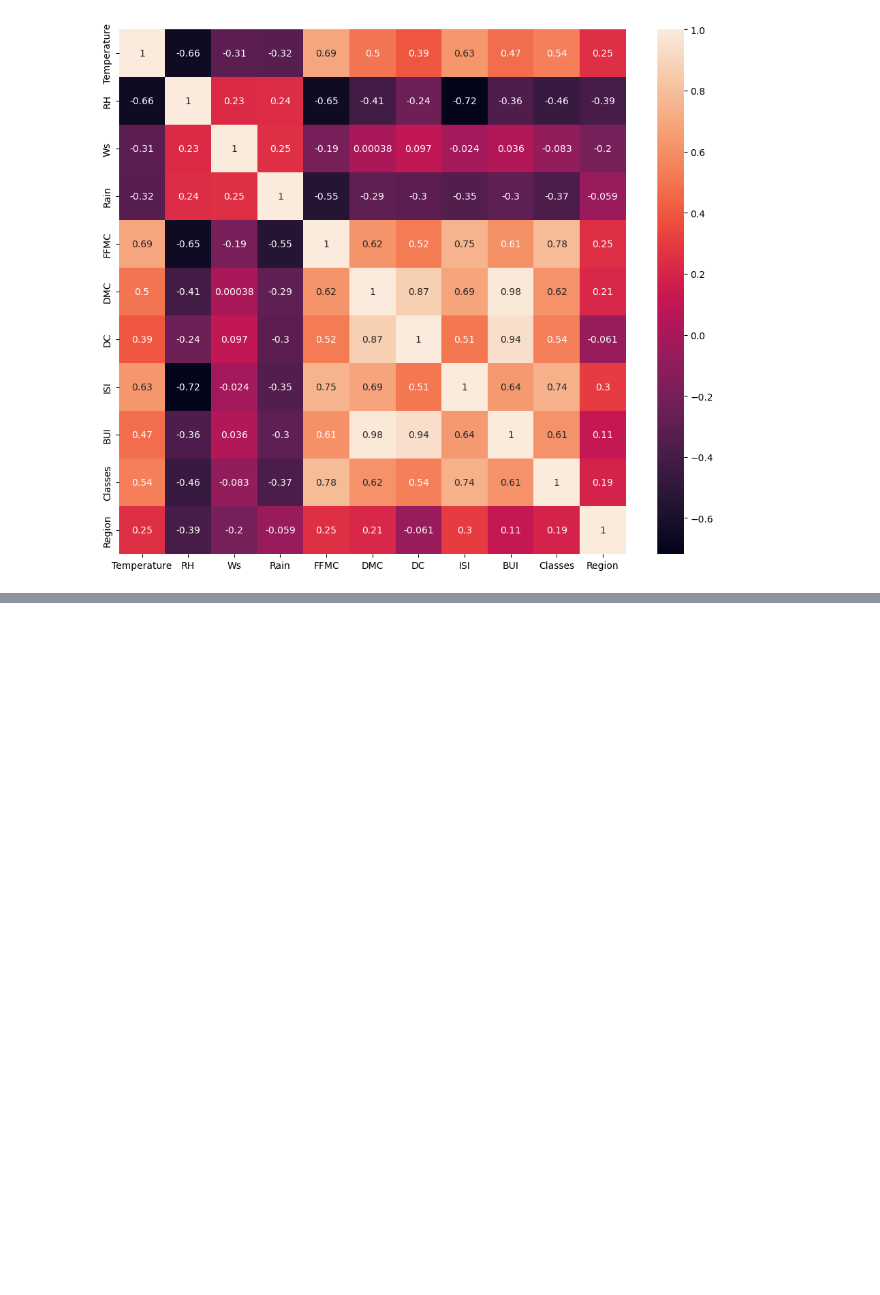
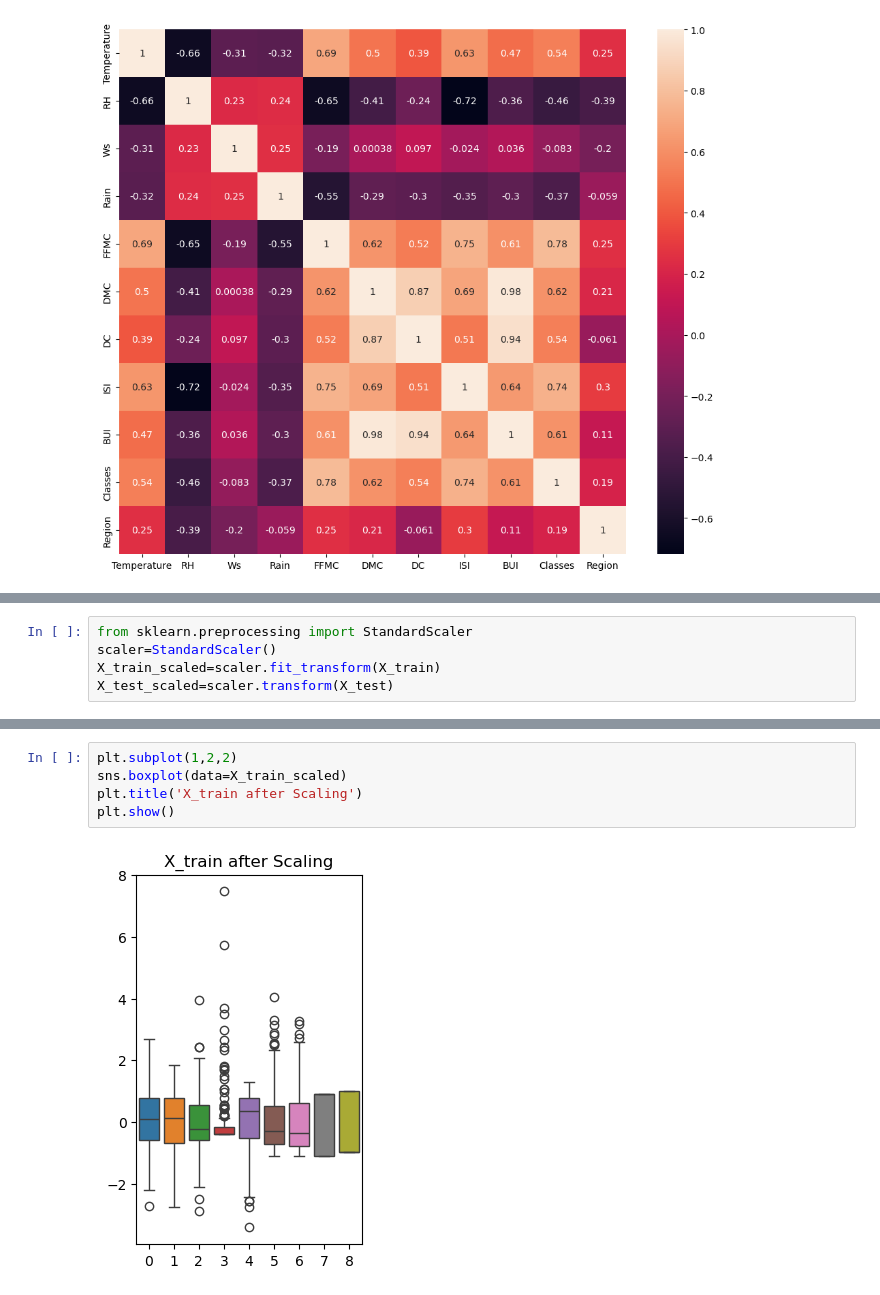
Before and after one commit to Chetana10r/Machine_Learning_Course, a Jupyter notebook: Ridge_lasso/Model_training.ipynb, the cells around one changed output, grey strips where cells are left out. Drawn from its saved outputs; the diff is of its cells as text; blank space fills up the shorter version.

```diff
--- a/Ridge_lasso/Model_training.ipynb
+++ b/Ridge_lasso/Model_training.ipynb
@@ -129,0 +167,5 @@ plt.show()
+# %%
+from sklearn.preprocessing import StandardScaler
+scaler=StandardScaler()
+X_train_scaled=scaler.fit_transform(X_train)
+X_test_scaled=scaler.transform(X_test)
@@ -129,0 +217,7 @@ plt.show()
+# %%
+plt.subplot(1,2,2)
+sns.boxplot(data=X_train_scaled)
+plt.title('X_train after Scaling')
+plt.show()
+# %% [output]
+[figure, added]
```
Also changed, not shown: parts of 10 cells of this notebook.
